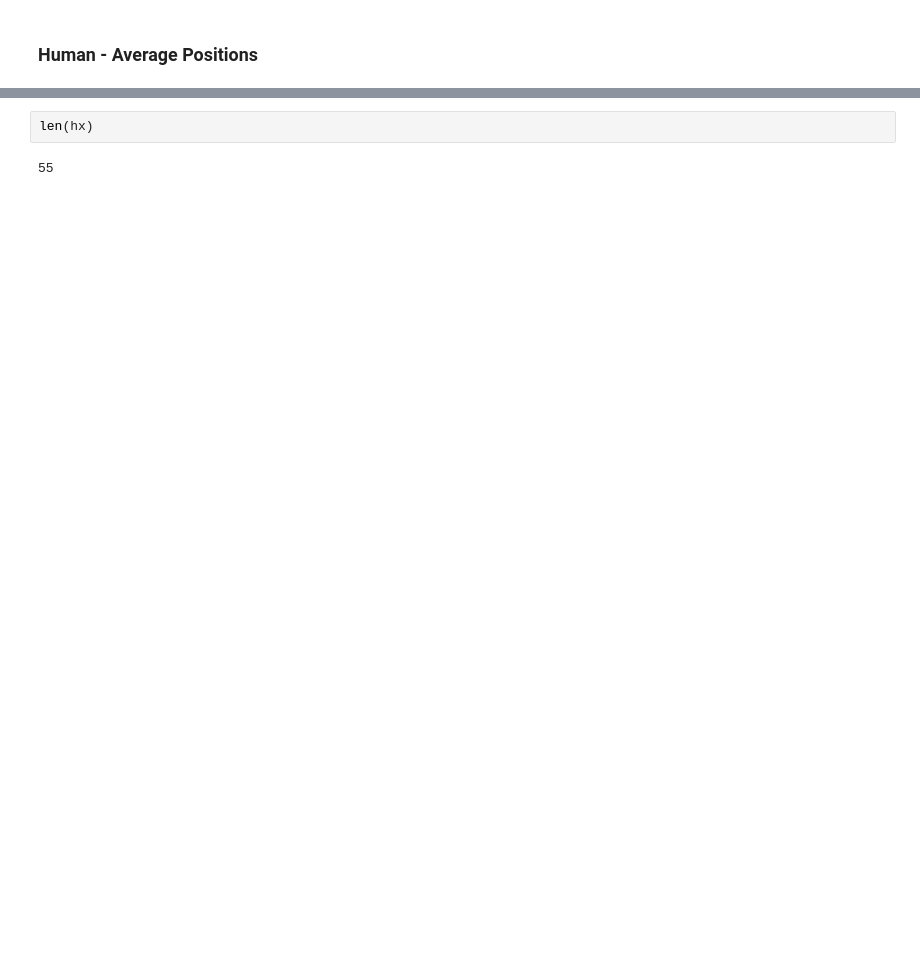
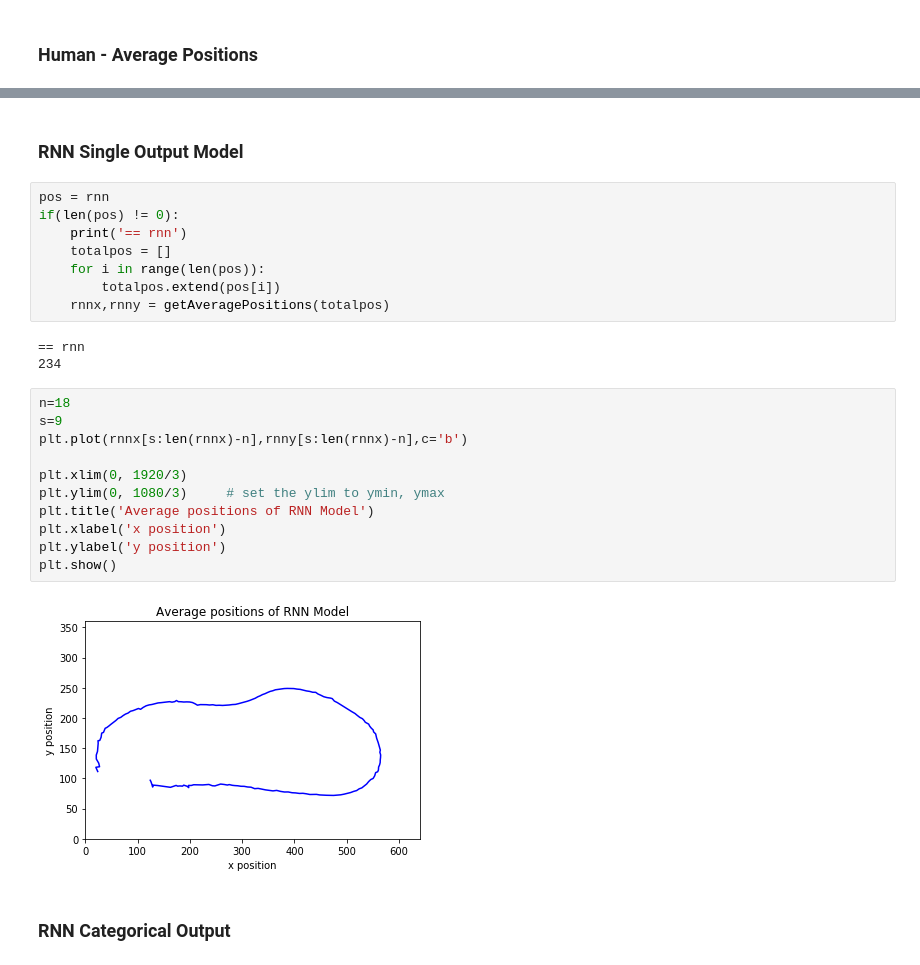
Before and after one commit to jzisheng/Scaled-Self-Driving-Car, a Jupyter notebook: notebooks/AveragingPositions.ipynb, the cells around one changed output, grey strips where cells are left out. Drawn from its saved outputs; the diff is of its cells as text; blank space fills up the shorter version.

```diff
--- a/notebooks/AveragingPositions.ipynb
+++ b/notebooks/AveragingPositions.ipynb
@@ -168,4 +247,28 @@ plt.show()
-# %%
-len(hx)
-# %% [output]
-55
+# %% [markdown]
+### RNN Single Output Model
+# %%
+pos = rnn
+if(len(pos) != 0):
+    print('== rnn')
+    totalpos = []
+    for i in range(len(pos)):
+        totalpos.extend(pos[i])
+    rnnx,rnny = getAveragePositions(totalpos)
+# %% [output]
+== rnn
+234
+# %%
+n=18
+s=9
+plt.plot(rnnx[s:len(rnnx)-n],rnny[s:len(rnnx)-n],c='b')
+
+plt.xlim(0, 1920/3)
+plt.ylim(0, 1080/3)     # set the ylim to ymin, ymax
+plt.title('Average positions of RNN Model')
+plt.xlabel('x position')
+plt.ylabel('y position')
+plt.show()
+# %% [output]
+[figure, added]
+# %% [markdown]
+### RNN Categorical Output
```
Also changed, not shown: parts of 23 cells of this notebook.
